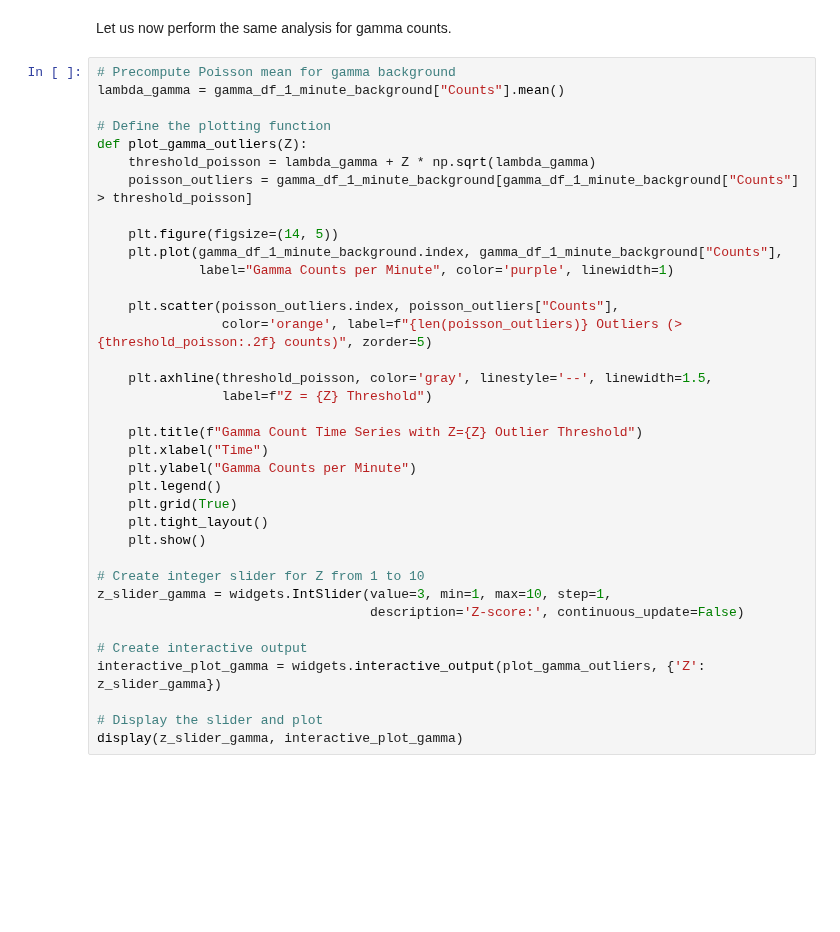
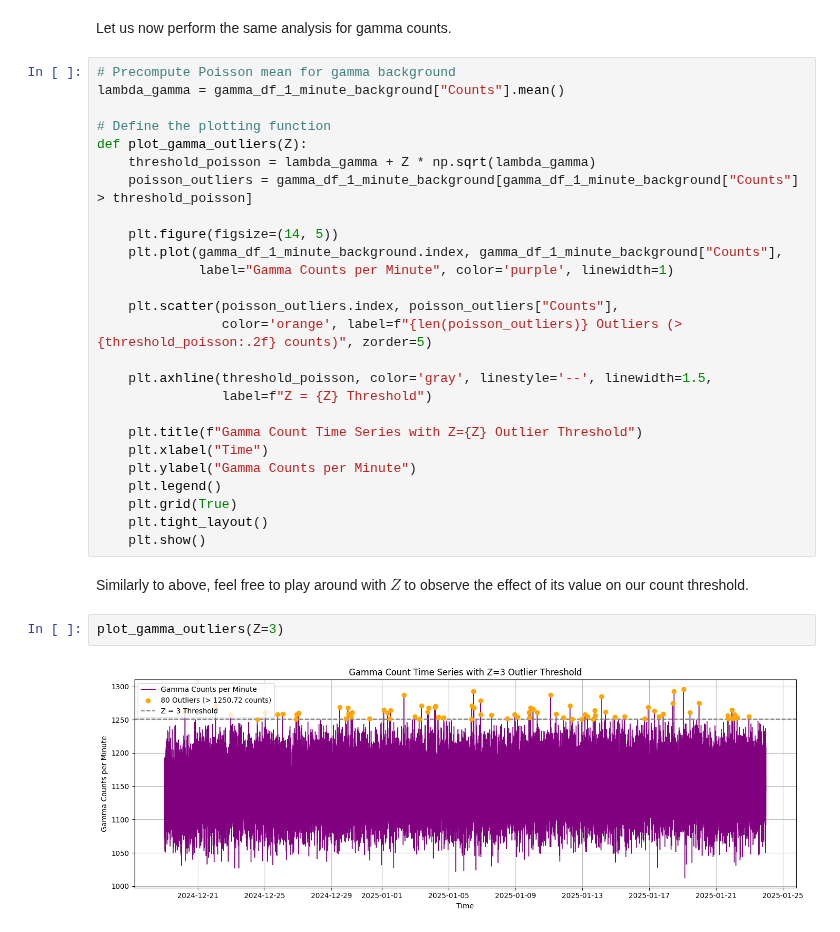
Before and after one commit to project-ida/arpa-e-experiments, a Jupyter notebook: tutorials/Eljen-Background-Characterization.ipynb, the cells around one changed output. Cells and saved outputs as stored; diff of their text form; blank space fills up the shorter version.

Commit message:
Removing widgets from notebook

```diff
--- a/tutorials/Eljen-Background-Characterization.ipynb
+++ b/tutorials/Eljen-Background-Characterization.ipynb
@@ -296,13 +292,9 @@ def plot_gamma_outliers(Z):
     plt.grid(True)
     plt.tight_layout()
     plt.show()
-
-# Create integer slider for Z from 1 to 10
-z_slider_gamma = widgets.IntSlider(value=3, min=1, max=10, step=1,
-                                   description='Z-score:', continuous_update=False)
-
-# Create interactive output
-interactive_plot_gamma = widgets.interactive_output(plot_gamma_outliers, {'Z': z_slider_gamma})
-
-# Display the slider and plot
-display(z_slider_gamma, interactive_plot_gamma)
+# %% [markdown]
+Similarly to above, feel free to play around with $Z$ to observe the effect of its value on our count threshold.
+# %%
+plot_gamma_outliers(Z=3)
+# %% [output]
+[figure, added]
```
Also changed, not shown: parts of 5 cells of this notebook.
